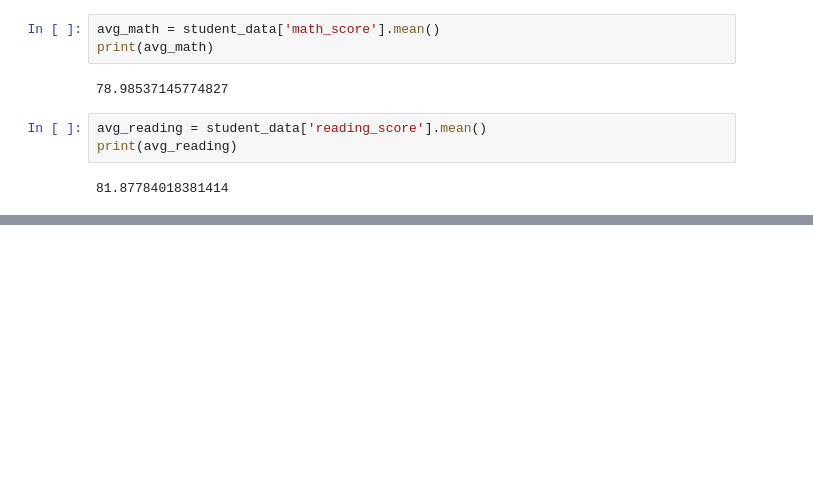
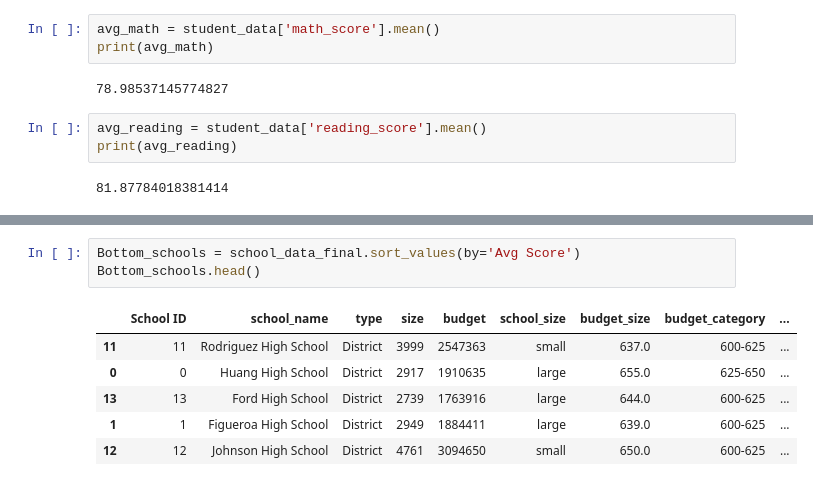
Before and after one commit to Elton-Don/pandas-challenge, a Jupyter notebook: schools.ipynb, the cells around one changed output, grey strips where cells are left out. Drawn from its saved outputs; the diff is of its cells as text; blank space fills up the shorter version.

```diff
--- a/schools.ipynb
+++ b/schools.ipynb
@@ -86,0 +305,10 @@ school_data_complete.head()
+# %%
+Bottom_schools = school_data_final.sort_values(by='Avg Score')
+Bottom_schools.head()
+# %% [output]
+|  | School ID | school_name | type | size | budget | school_size | budget_size | budget_category | ... |
+| 11 | 11 | Rodriguez High School | District | 3999 | 2547363 | small | 637.0 | 600-625 | ... |
+| 0 | 0 | Huang High School | District | 2917 | 1910635 | large | 655.0 | 625-650 | ... |
+| 13 | 13 | Ford High School | District | 2739 | 1763916 | large | 644.0 | 600-625 | ... |
+| 1 | 1 | Figueroa High School | District | 2949 | 1884411 | large | 639.0 | 600-625 | ... |
+| 12 | 12 | Johnson High School | District | 4761 | 3094650 | small | 650.0 | 600-625 | ... |
```
Also changed, not shown: parts of 22 cells of this notebook.
